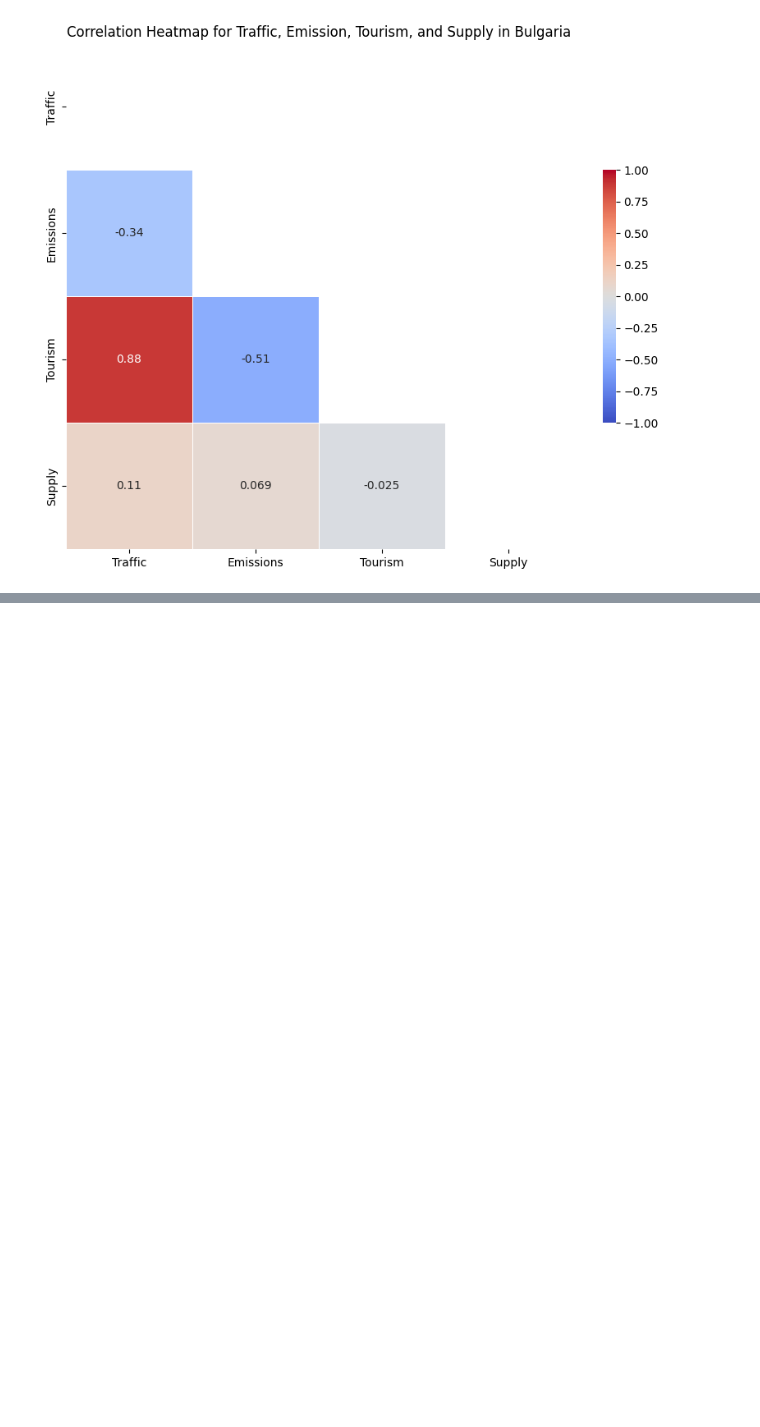
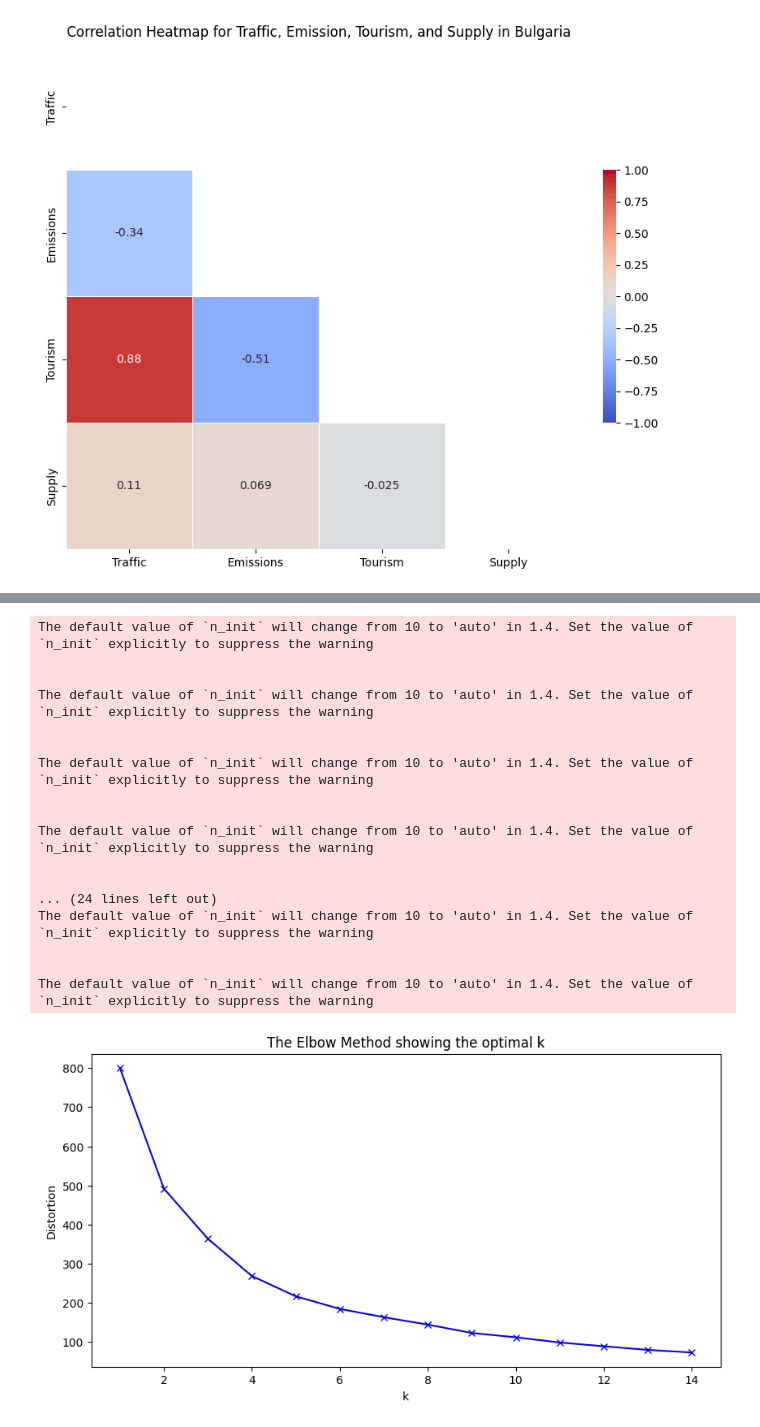
Before and after one commit to jimvanoosten/TIL6022_Group31, a Jupyter notebook: Gijs_TIL_notebook.ipynb, the cells around one changed output, grey strips where cells are left out. Cells and saved outputs as stored; diff of their text form; code cells hidden in the pictures; blank space fills up the shorter version.

Commit message:
made a kmeans

```diff
--- a/Gijs_TIL_notebook.ipynb
+++ b/Gijs_TIL_notebook.ipynb
@@ -389,0 +507,40 @@ plt.show()
+# %%
+from sklearn.cluster import KMeans
+from sklearn.discriminant_analysis import StandardScaler
+
+
+scaler = StandardScaler()
+scaled_data = scaler.fit_transform(merged_data[['Traffic', 'Emissions', 'Tourism', 'Supply']])
+
+distortions = []
+K = range(1,15)
+for k in K:
+    kmeanModel = KMeans(n_clusters=k)
+    kmeanModel.fit(scaled_data)
+    distortions.append(kmeanModel.inertia_)
+
+plt.figure(figsize=(10,5))
+plt.plot(K, distortions, 'bx-')
+plt.xlabel('k')
+plt.ylabel('Distortion')
+plt.title('The Elbow Method showing the optimal k')
+plt.show()
+# %% [output]
+The default value of `n_init` will change from 10 to 'auto' in 1.4. Set the value of `n_init` explicitly to suppress the warning
+
+
+The default value of `n_init` will change from 10 to 'auto' in 1.4. Set the value of `n_init` explicitly to suppress the warning
+
+
+The default value of `n_init` will change from 10 to 'auto' in 1.4. Set the value of `n_init` explicitly to suppress the warning
+
+
+The default value of `n_init` will change from 10 to 'auto' in 1.4. Set the value of `n_init` explicitly to suppress the warning
+
+
+... (24 lines left out)
+The default value of `n_init` will change from 10 to 'auto' in 1.4. Set the value of `n_init` explicitly to suppress the warning
+
+
+The default value of `n_init` will change from 10 to 'auto' in 1.4. Set the value of `n_init` explicitly to suppress the warning
+[figure, added]
```
Also changed, not shown: parts of 4 cells of this notebook.
